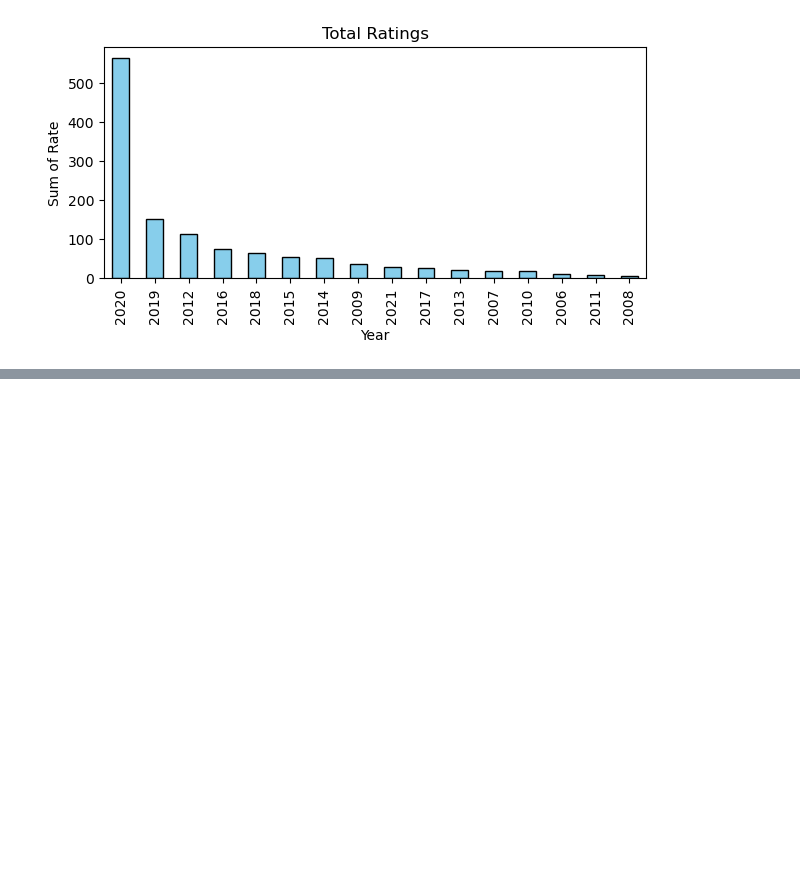
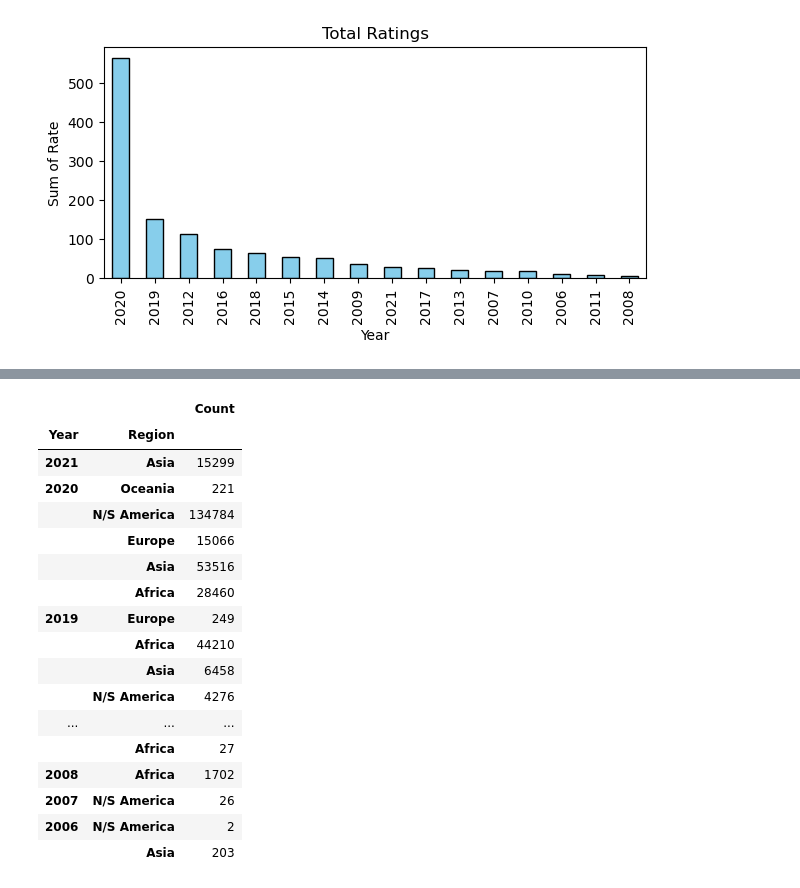
Before and after one commit to pernebay-arailym/Project_18_HOMICIDE_Analysis, a Jupyter notebook: homecide_project.ipynb, the cells around one changed output, grey strips where cells are left out. Saved outputs shown, nothing was run; the diff lists cells and outputs as text; code cells hidden in the pictures; blank space fills up the shorter version.

```diff
--- a/homecide_project.ipynb
+++ b/homecide_project.ipynb
@@ -336,0 +353,23 @@ plt.show()
+# %%
+df6 = df[['Year', 'Region', 'Count']]
+df6 = df6.groupby(['Year', 'Region']).sum().sort_values(by='Year', ascending = False)
+df6
+# %% [output]
+|  |  | Count |
+| Year | Region |  |
+| 2021 | Asia | 15299 |
+| 2020 | Oceania | 221 |
+|  | N/S America | 134784 |
+|  | Europe | 15066 |
+|  | Asia | 53516 |
+|  | Africa | 28460 |
+| 2019 | Europe | 249 |
+|  | Africa | 44210 |
+|  | Asia | 6458 |
+|  | N/S America | 4276 |
+| ... | ... | ... |
+|  | Africa | 27 |
+| 2008 | Africa | 1702 |
+| 2007 | N/S America | 26 |
+| 2006 | N/S America | 2 |
+|  | Asia | 203 |
```
Also changed, not shown: parts of 2 cells of this notebook.
